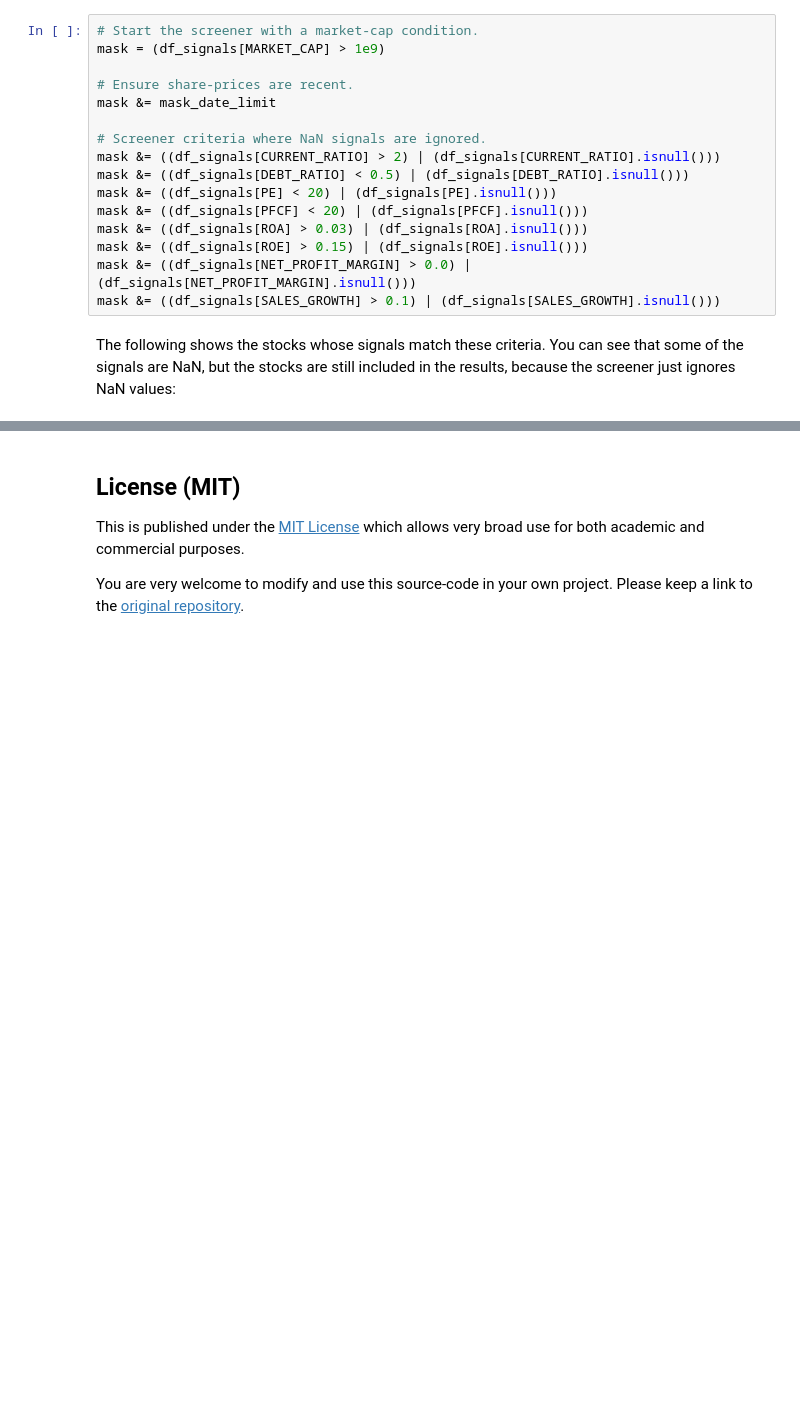
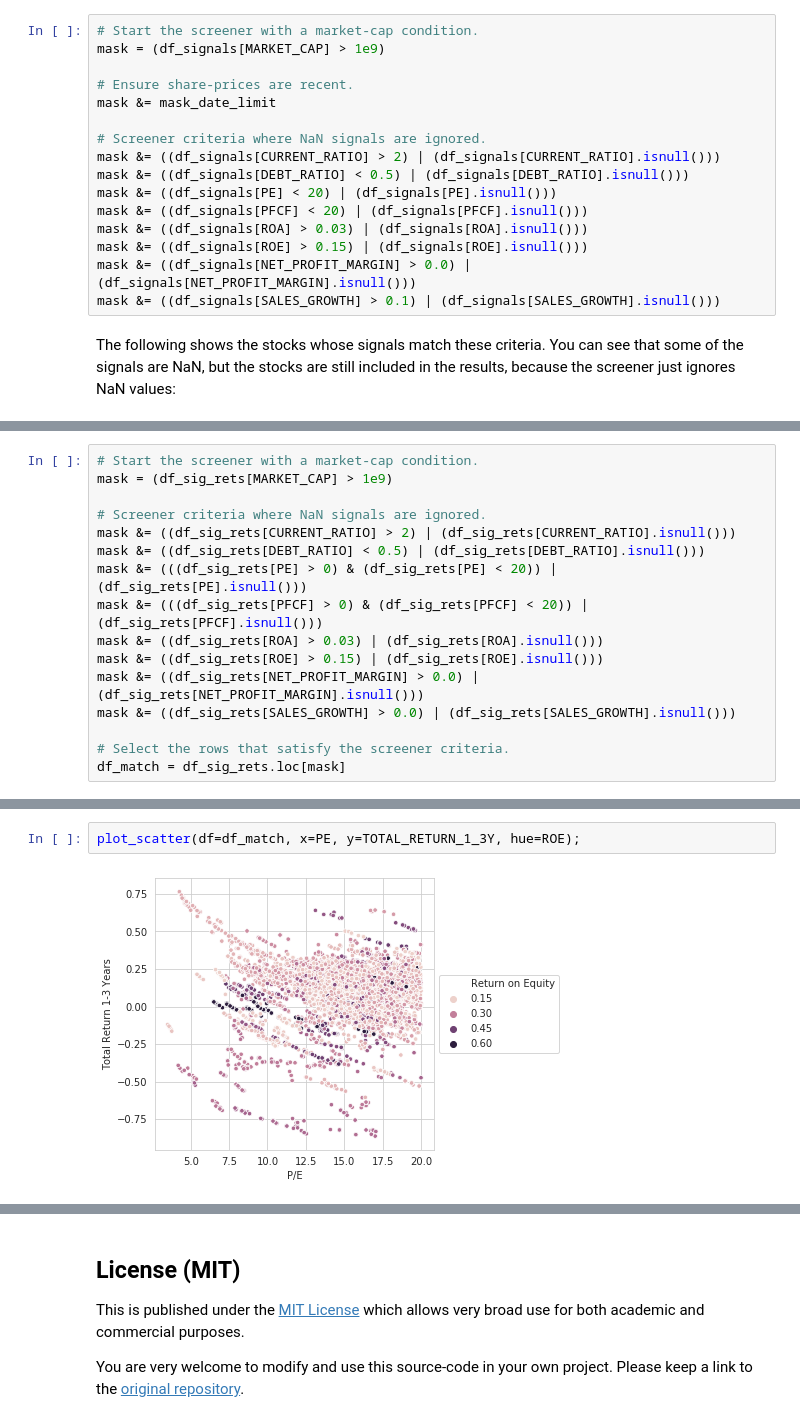
Before and after one commit to SimFin/simfin-tutorials, a Jupyter notebook: 07_Stock_Screener.ipynb, the cells around one changed output, grey strips where cells are left out. Saved outputs shown, nothing was run; the diff lists cells and outputs as text; blank space fills up the shorter version.

```diff
--- a/07_Stock_Screener.ipynb
+++ b/07_Stock_Screener.ipynb
@@ -469,0 +523,16 @@ df_signals.loc[mask, columns].sort_values(by=PE, ascending=True)
+# %%
+# Start the screener with a market-cap condition.
+mask = (df_sig_rets[MARKET_CAP] > 1e9)
+
+# Screener criteria where NaN signals are ignored.
+mask &= ((df_sig_rets[CURRENT_RATIO] > 2) | (df_sig_rets[CURRENT_RATIO].isnull()))
+mask &= ((df_sig_rets[DEBT_RATIO] < 0.5) | (df_sig_rets[DEBT_RATIO].isnull()))
+mask &= (((df_sig_rets[PE] > 0) & (df_sig_rets[PE] < 20)) | (df_sig_rets[PE].isnull()))
+mask &= (((df_sig_rets[PFCF] > 0) & (df_sig_rets[PFCF] < 20)) | (df_sig_rets[PFCF].isnull()))
+mask &= ((df_sig_rets[ROA] > 0.03) | (df_sig_rets[ROA].isnull()))
+mask &= ((df_sig_rets[ROE] > 0.15) | (df_sig_rets[ROE].isnull()))
+mask &= ((df_sig_rets[NET_PROFIT_MARGIN] > 0.0) | (df_sig_rets[NET_PROFIT_MARGIN].isnull()))
+mask &= ((df_sig_rets[SALES_GROWTH] > 0.0) | (df_sig_rets[SALES_GROWTH].isnull()))
+
+# Select the rows that satisfy the screener criteria.
+df_match = df_sig_rets.loc[mask]
@@ -469,0 +627,4 @@ df_signals.loc[mask, columns].sort_values(by=PE, ascending=True)
+# %%
+plot_scatter(df=df_match, x=PE, y=TOTAL_RETURN_1_3Y, hue=ROE);
+# %% [output]
+[figure, added]
```
Also changed, not shown: parts of 58 cells of this notebook.
